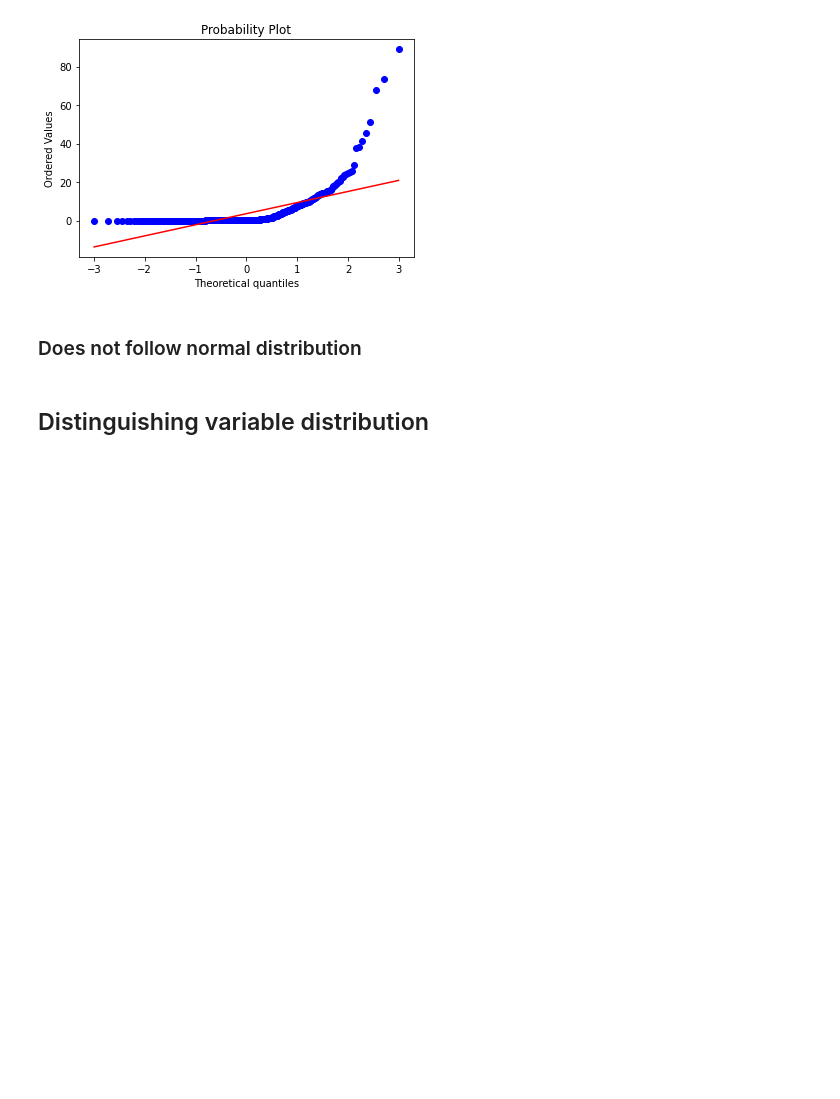
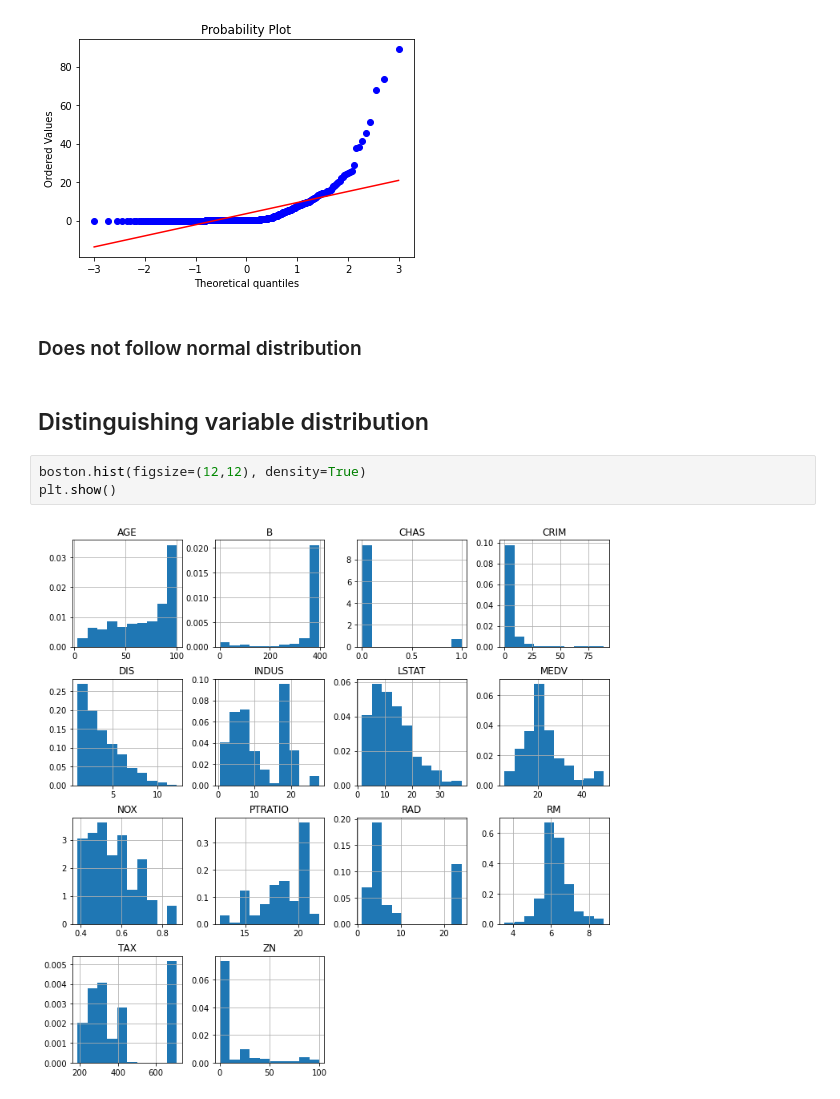
Before and after one commit to Vikas-KM/machine-learning, a Jupyter notebook: Feature_Engineering/chap_01.ipynb, the cells around one changed output. Saved outputs shown, nothing was run; the diff lists cells and outputs as text; blank space fills up the shorter version.

```diff
--- a/Feature_Engineering/chap_01.ipynb
+++ b/Feature_Engineering/chap_01.ipynb
@@ -507,3 +507,8 @@ plt.show()
 ### Does not follow normal distribution
 # %% [markdown]
 ## Distinguishing variable distribution
+# %%
+boston.hist(figsize=(12,12), density=True)
+plt.show()
+# %% [output]
+[figure, added]
```
Also changed, not shown: parts of 13 cells of this notebook.
